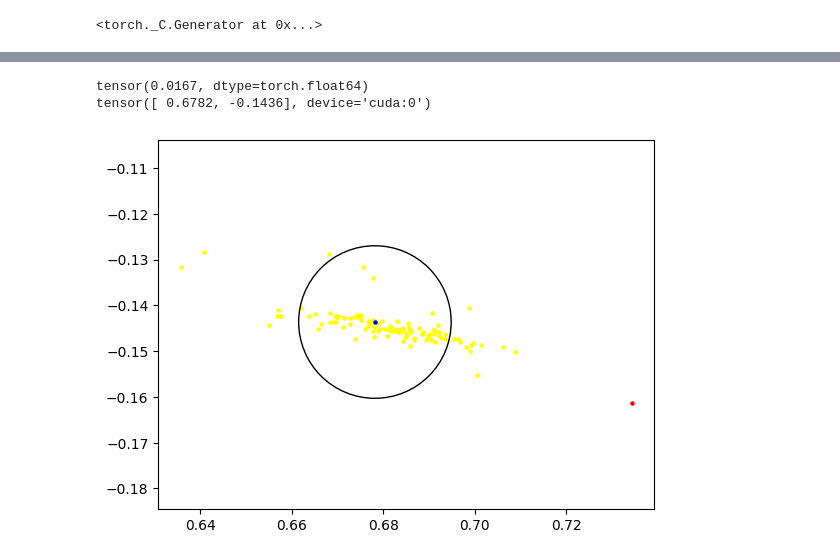
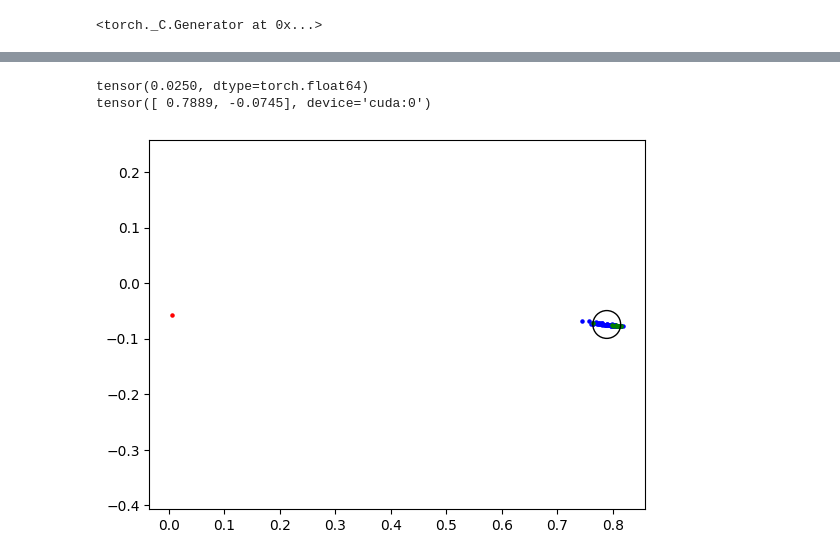
Before and after one commit to JHeinzde/pytorch-playground, a Jupyter notebook: pytorch-autoencoder.ipynb, the cells around one changed output, grey strips where cells are left out. Cells and saved outputs as stored; diff of their text form; code cells hidden in the pictures.

```diff
--- a/pytorch-autoencoder.ipynb
+++ b/pytorch-autoencoder.ipynb
@@ -240,11 +261,11 @@ class DeepSVDD(nn.Module):
     def __init__(self, autoencoder):
         super().__init__()
         self.layers = nn.Sequential(
-            nn.Linear(20, 20, bias=False),
+            nn.Linear(10, 10, bias=False),
             nn.LeakyReLU(),
-            nn.Linear(20, 10, bias=False),
+            nn.Linear(10, 5, bias=False),
             nn.LeakyReLU(),
-            nn.Linear(10, 2, bias=False)
+            nn.Linear(5, 2, bias=False)
         ).to(device)
         net_dict = self.state_dict()
         ae_dict = ae.state_dict()
@@ -265,14 +286,14 @@ class DeepSVDDTrainer:
         self.R = torch.tensor(0, dtype=torch.float32, device=device)
 
     def train(self, training_data):
-        optimizer = torch.optim.Adam(dsvdd.parameters(), lr=0.0001)
+        optimizer = torch.optim.Adam(dsvdd.parameters(), lr=0.00001)
         train_loader = torch.utils.data.DataLoader(list(zip(training_data, training_data)), batch_size=1)
         warmup_epoch = 5
-        nu = 0.2
+        nu = 0.1
 
         losses = []
 
-        for epoch in range(50):
+        for epoch in range(30):
             epoch_loss = []
             keks = []
             for data in train_loader:
@@ -311,7 +332,7 @@ class DeepSVDDTrainer:
 
 dsvdd = DeepSVDD(ae)
 dsvdd_trainer = DeepSVDDTrainer(dsvdd, 'soft-boundary', 2)
-dsvdd_trainer.set_center(mixin_training)
-losses = dsvdd_trainer.train(mixin_training)
-my_plot(np.linspace(1, 15, 15).astype(int), losses)
+dsvdd_trainer.set_center(transformed_data)
+losses = dsvdd_trainer.train(transformed_data)
+my_plot(np.linspace(1, 30, 30).astype(int), losses)
 # %% [output]
@@ -340,36 +352,46 @@ figure, axes = plt.subplots()
 uc_3 = plt.Circle(dsvdd_trainer.c, dsvdd_trainer.R, fill=False)
 
 new_x = []
+a_new_x = []
 new_y = []
+a_new_y = []
 
 print(dsvdd_trainer.R)
 print(dsvdd_trainer.c)
-for data in mixin_training:
+for data in transformed_data[-10:]:
+    map = dsvdd.forward(torch.nn.functional.normalize(data, p=2, dim=0)).cpu().detach().numpy()
+    a_new_x.append(map[0])
+    a_new_y.append(map[1])
+
+for data in transformed_data[:-10]:
     map = dsvdd.forward(torch.nn.functional.normalize(data, p=2, dim=0)).cpu().detach().numpy()
     new_x.append(map[0])
     new_y.append(map[1])
+
 
 #print(mixin_training[-10:])
 anomalous = transformed_data[0].cpu().detach().numpy()
 #
 anomalous[0] = random.random() * -20
 anomalous[1] = random.random() * -15
 anomalous = torch.tensor(anomalous, dtype=torch.float32, device=device)
 an = dsvdd.forward(torch.nn.functional.normalize(anomalous, p=2, dim=0)).cpu().detach().numpy()
 center = dsvdd_trainer.c.cpu().detach().numpy()
 points_2 = plt.scatter(new_x, new_y,
-                       color="yellow", s=5)
+                       color="blue", s=5)
+points_3 = plt.scatter(a_new_x, a_new_y,
+                       color="green", s=5)
 #print(new_x)
 #print(new_y)
 plt.scatter(an[0], an[1],
             color="red", s=5)
 plt.scatter(center[0], center[1],
             color="blue", s=5)
 #axes.add_artist(uc_3)
 plt.gca().add_patch(uc_3)
 plt.axis('equal')
 plt.show()
 # %% [output]
-tensor(0.0167, dtype=torch.float64)
-tensor([ 0.6782, -0.1436], device='cuda:0')
+tensor(0.0250, dtype=torch.float64)
+tensor([ 0.7889, -0.0745], device='cuda:0')
-[figure, old version]
+[figure, new version]
```
Also changed, not shown: parts of 4 cells of this notebook.
